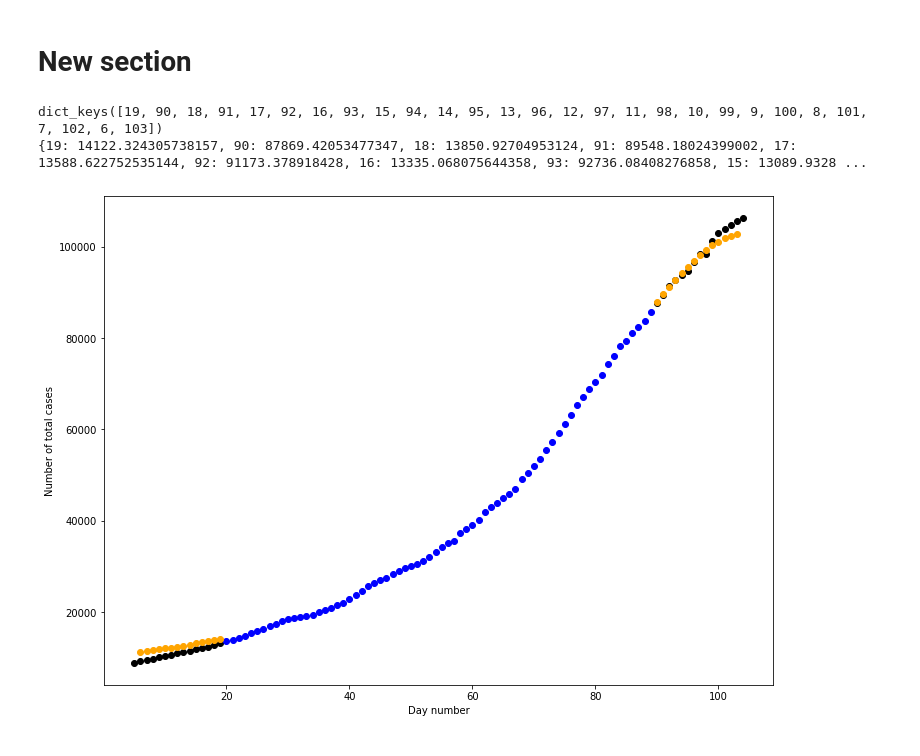
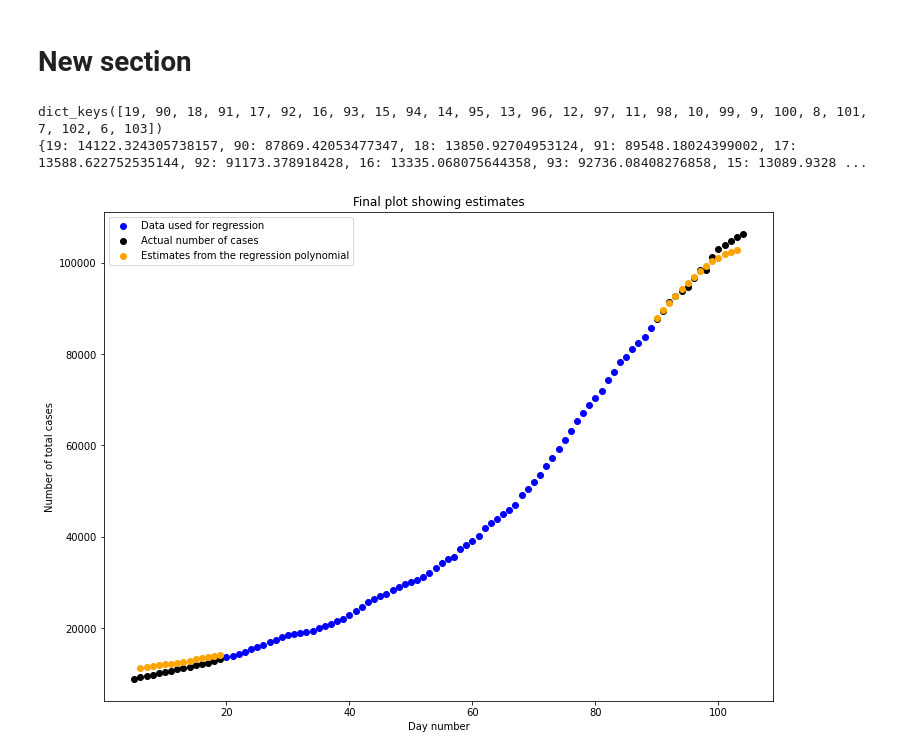
Before and after one commit to HarshvAh/Regression, a Jupyter notebook: regression.ipynb, the cells around one changed output. Saved outputs shown, nothing was run; the diff lists cells and outputs as text; code cells hidden in the pictures.

```diff
--- a/regression.ipynb
+++ b/regression.ipynb
@@ -89,23 +103,25 @@ plt.show()
 # %%
 #prediction
 import math
 def predict(x) : #calculates the estimate for any particular day
   return y_scalefactor*(math.exp(g*x*x*x*x*x*x+f*x*x*x*x*x+e*x*x*x*x+a*x*x*x+b*x*x+c*x+d))
 covid_data_predictions={}
 for i in range(1,extension) :
   covid_data_predictions[(startIndex-i)]=predict((startIndex-i)/x_scalefactor)
   covid_data_predictions[(endIndex+i-1)]=predict((endIndex+i-1)/x_scalefactor)
 
 print(covid_data_predictions.keys())
 plt.scatter(x_start,y_start,color='black')
-plt.scatter(x,y,color='blue') #Data used for regression is plotted in blue color
-plt.scatter(x_end,y_end,color='black') #Data used for comparing with the estimates is in black color
+plt.scatter(x,y,label="Data used for regression",color='blue') #Data used for regression is plotted in blue color
+plt.scatter(x_end,y_end,label="Actual number of cases",color='black') #Data used for comparing with the estimates is in black color
 print(covid_data_predictions)
-plt.scatter(covid_data_predictions.keys(),covid_data_predictions.values(),color='orange') #Estimates will be in orange color
+plt.scatter(covid_data_predictions.keys(),covid_data_predictions.values(),label="Estimates from the regression polynomial",color='orange') #Estimates will be in orange color
 plt.xlabel("Day number")
 plt.ylabel("Number of total cases")
+plt.title("Final plot showing estimates")
+plt.legend()
 plt.show()
 # %% [output]
 dict_keys([19, 90, 18, 91, 17, 92, 16, 93, 15, 94, 14, 95, 13, 96, 12, 97, 11, 98, 10, 99, 9, 100, 8, 101, 7, 102, 6, 103])
 {19: 14122.324305738157, 90: 87869.42053477347, 18: 13850.92704953124, 91: 89548.18024399002, 17: 13588.622752535144, 92: 91173.378918428, 16: 13335.068075644358, 93: 92736.08408276858, 15: 13089.9328 ...
-[figure, old version]
+[figure, new version]
```
Also changed, not shown: parts of 3 cells of this notebook.
